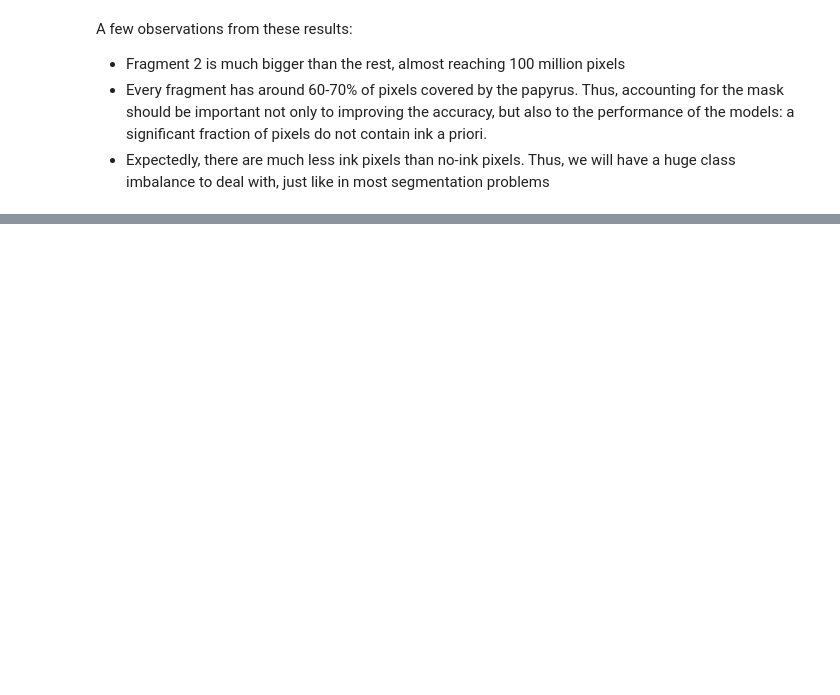
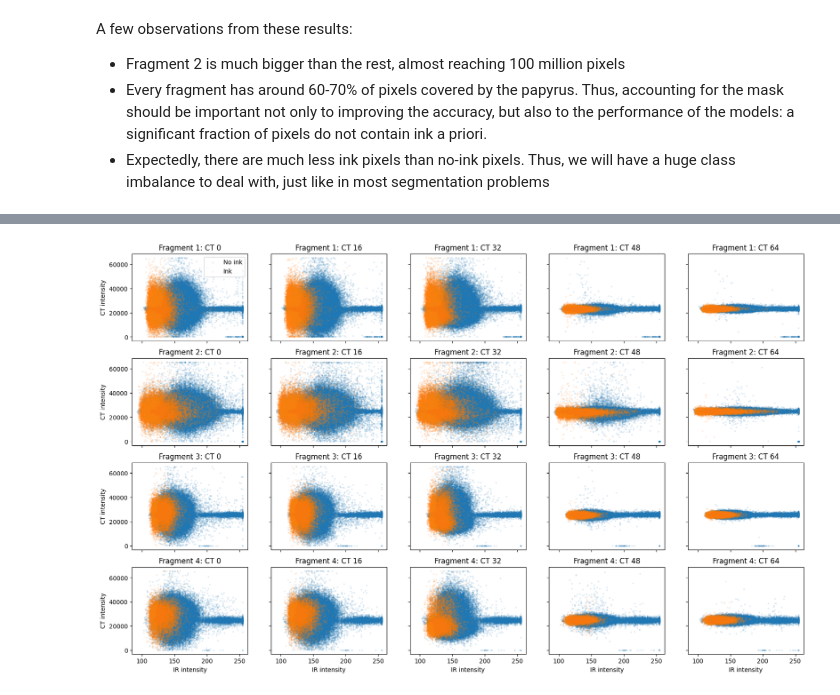
Before and after one commit to TTPO100AJIEX/MLDM-Project, a Jupyter notebook: 01_DataExporation.ipynb, the cells around one changed output, grey strips where cells are left out. Drawn from its saved outputs; the diff is of its cells as text; code cells hidden in the pictures; blank space fills up the shorter version.

```diff
--- a/01_DataExporation.ipynb
+++ b/01_DataExporation.ipynb
@@ -168,0 +183,20 @@ plt.show()
+# %%
+fig, axes = plt.subplots(4, len(depths), figsize=(20, 12), sharex=True, sharey=True)
+for fragment in fragments:
+    mask = numpy.array(PIL.Image.open(f"{root}/Frag{fragment}/mask.png"))
+    pixels = numpy.random.choice(numpy.flatnonzero(mask), size=100000, replace=False)
+    ink = numpy.array(PIL.Image.open(f"{root}/Frag{fragment}/inklabels.png")).ravel()[pixels] > 0
+    ir = numpy.array(PIL.Image.open(f"{root}/Frag{fragment}/ir.png")).ravel()[pixels]
+
+    for ax, depth in zip(axes[fragment - 1], depths):
+        ct = numpy.array(PIL.Image.open(f"{root}/Frag{fragment}/surface_volume/{depth:02d}.tif")).ravel()[pixels]
+        for is_ink, label in [(False, "No ink"), (True, "Ink")]:
+            ax.scatter(ir[ink == is_ink], ct[ink == is_ink], s=3, alpha=0.1, label=label)
+        ax.set_title(f"Fragment {fragment}: CT {depth}")
+    axes[fragment - 1, 0].set_ylabel("CT intensity")
+for ax in axes[-1]:
+    ax.set_xlabel("IR intensity")
+axes[0, 0].legend()
+plt.show()
+# %% [output]
+[figure, added]
```
Also changed, not shown: parts of 16 cells of this notebook.
